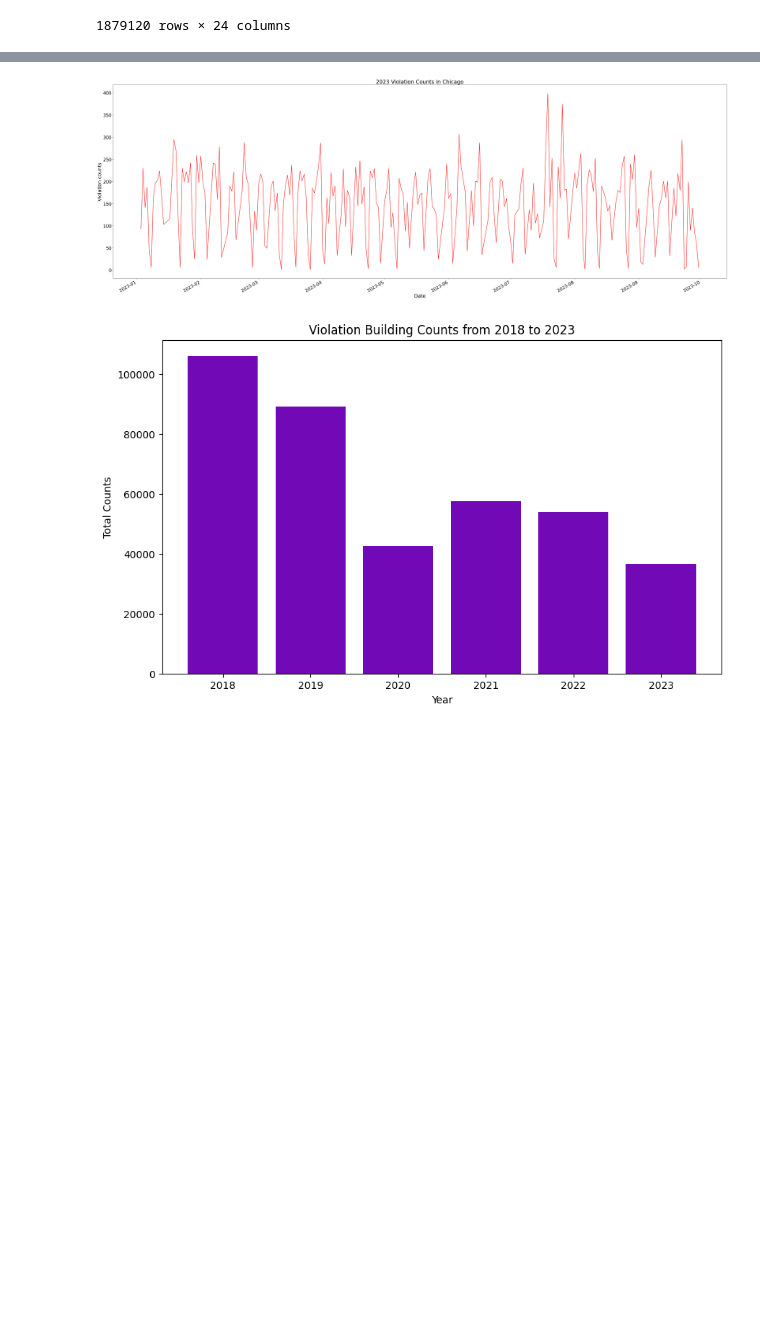
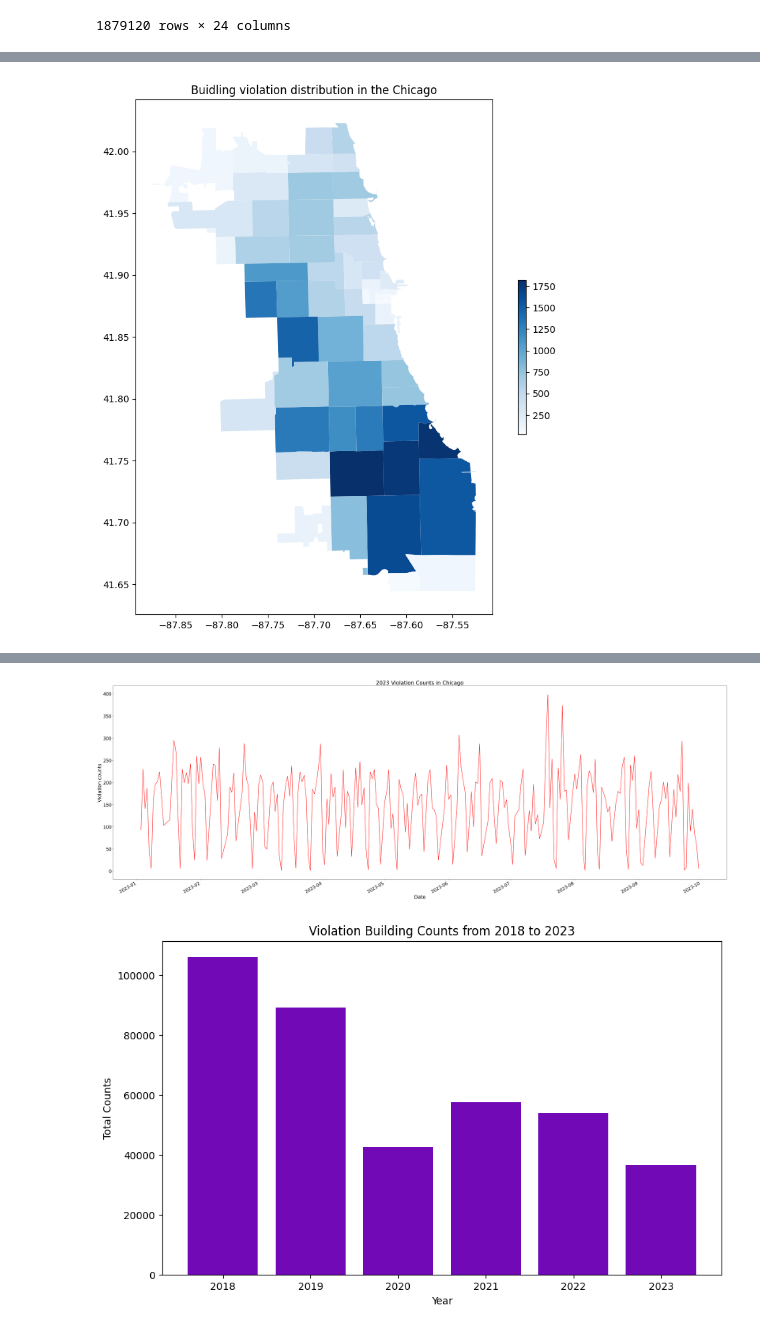
Before and after one commit to uic-cs424/assignment-2-chicago-bears, a Jupyter notebook: main.ipynb, the cells around one changed output, grey strips where cells are left out. Drawn from its saved outputs; the diff is of its cells as text; code cells hidden in the pictures; blank space fills up the shorter version.

```diff
--- a/main.ipynb
+++ b/main.ipynb
@@ -168,0 +108,15 @@ plt.show()
+# %%
+# Connected the building violation data with the Chicago boundry and get the zipcode to the buildin violation dataset
+df_zip = df_2023
+
+geometry = gpd.points_from_xy(df_zip["LONGITUDE"], df_zip["LATITUDE"])
+c_gdf = gpd.GeoDataFrame(df_zip, crs="EPSG:4326", geometry=geometry)
+c_gdf.set_crs(gdf.crs, inplace=True)
+
+gdf_joined = gpd.sjoin(c_gdf, gdf[['geometry', 'zip']], how="left", predicate="within")
+gdf_joined.drop(columns=['index_right'], inplace=True)
+
+# Deleted all null value in ‘zip’
+gdf_joined.dropna(subset=['zip'], inplace=True)
+gdf_joined['zip'] = gdf_joined['zip'].astype(str).astype(int)
+gdf_joined.info(verbose=True, show_counts=True)
@@ -169,3 +141,21 @@ plt.show()
+# %%
+# Generated heatmap of building violation
+
+# convert zipcode from string to integer
+gdf['zip'] = gdf['zip'].astype(str).astype(int)
+df_agg_by_zip = gdf_joined
+df_agg_by_zip = df_agg_by_zip.groupby(['zip']).size().reset_index(name="count")
+df_agg_by_zip
+gdf_violation = pd.merge(df_agg_by_zip, gdf, how='inner', on='zip')
+gdf_violation = gpd.GeoDataFrame(gdf_violation, crs="EPSG:4326", geometry='geometry')
+
+fig, ax = plt.subplots(nrows=1, figsize=(10,10))
+
+ax.set_title('Buidling violation distribution in the Chicago', fontsize=12)
+gdf_violation.plot(column = 'count', ax=ax, cmap='Blues', legend=True, legend_kwds={'shrink': 0.3})
+plt.show()
+# %% [output]
+[figure, added]
 # %%
 # checking the relationship between poluation and income with Building violation
 df_agg_population = df_com[['Population', 'ZipCode']]
```
Also changed, not shown: parts of 11 cells of this notebook.
